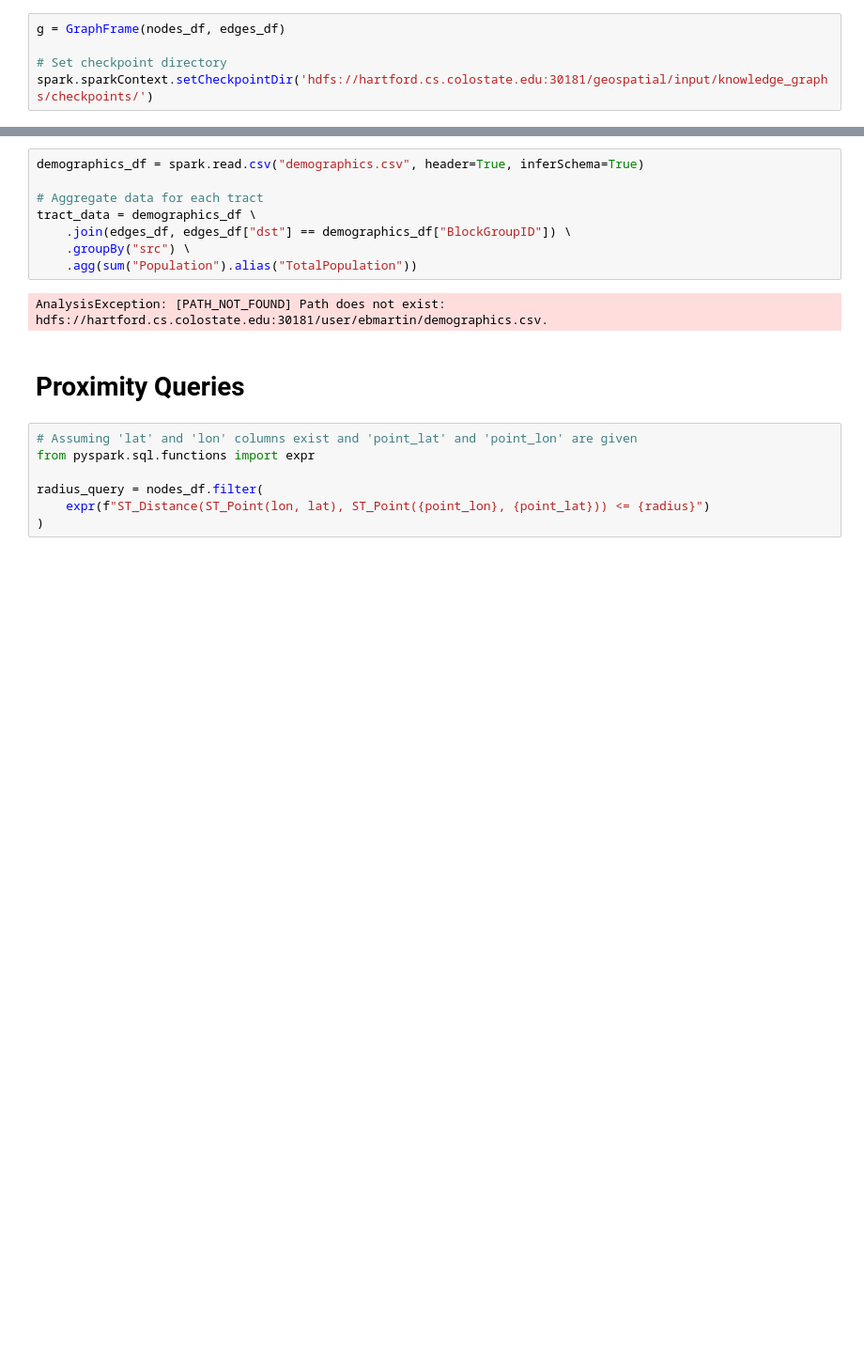
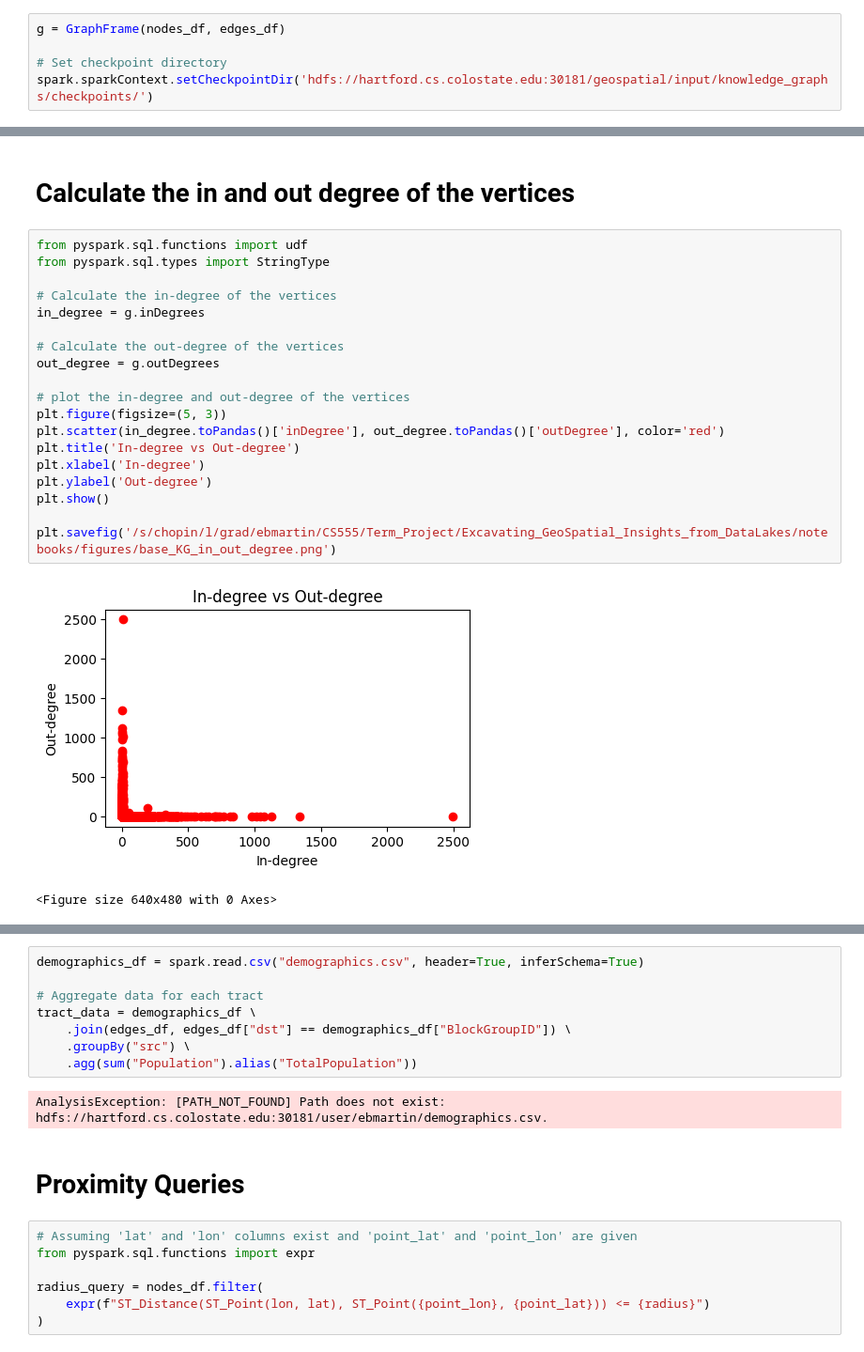
Before and after one commit to ebsmartin/Excavating_GeoSpatial_Insights_from_DataLakes, a Jupyter notebook: notebooks/GraphAnalysis.ipynb, the cells around one changed output, grey strips where cells are left out. Shown: that part at 94% size. Saved outputs shown, nothing was run; the diff lists cells and outputs as text; blank space fills up the shorter version.

```diff
--- a/notebooks/GraphAnalysis.ipynb
+++ b/notebooks/GraphAnalysis.ipynb
@@ -171,0 +181,24 @@ only showing top 20 rows
+# %% [markdown]
+# Calculate the in and out degree of the vertices
+# %%
+from pyspark.sql.functions import udf
+from pyspark.sql.types import StringType
+
+# Calculate the in-degree of the vertices
+in_degree = g.inDegrees
+
+# Calculate the out-degree of the vertices
+out_degree = g.outDegrees
+
+# plot the in-degree and out-degree of the vertices
+plt.figure(figsize=(5, 3))
+plt.scatter(in_degree.toPandas()['inDegree'], out_degree.toPandas()['outDegree'], color='red')
+plt.title('In-degree vs Out-degree')
+plt.xlabel('In-degree')
+plt.ylabel('Out-degree')
+plt.show()
+
+plt.savefig('/s/chopin/l/grad/ebmartin/CS555/Term_Project/Excavating_GeoSpatial_Insights_from_DataLakes/notebooks/figures/base_KG_in_out_degree.png')
+# %% [output]
+[figure, added]
+<Figure size 640x480 with 0 Axes>
```
Also changed, not shown: parts of 36 cells of this notebook, 5 other files.
